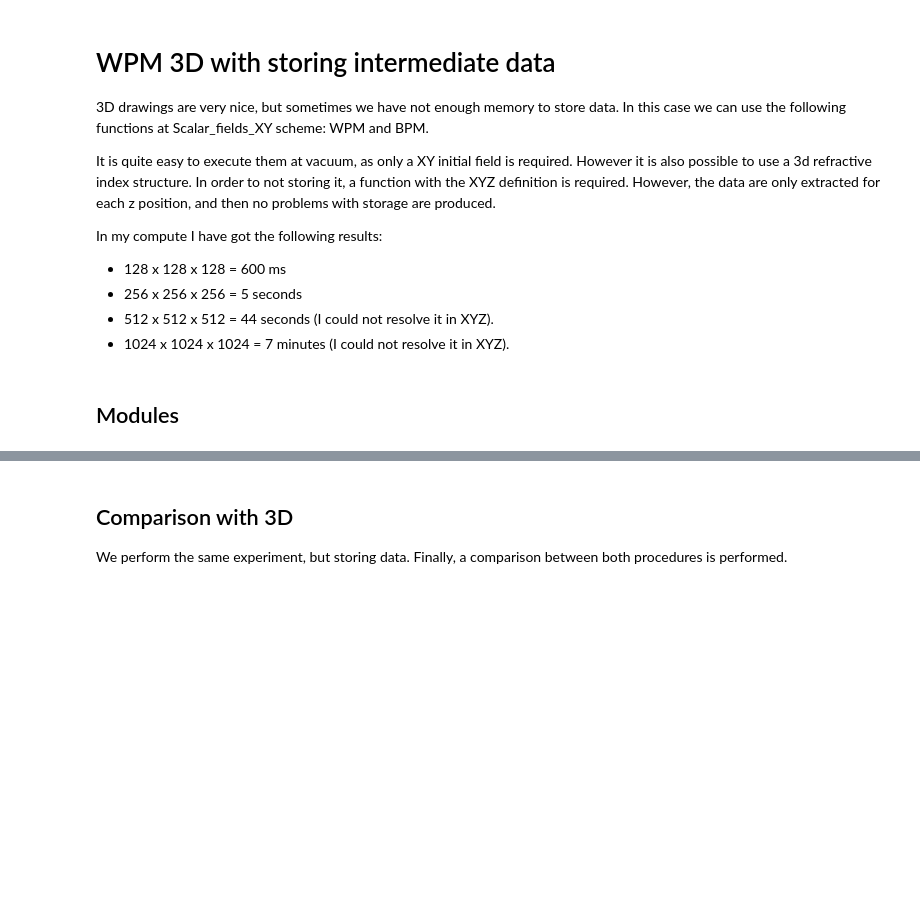
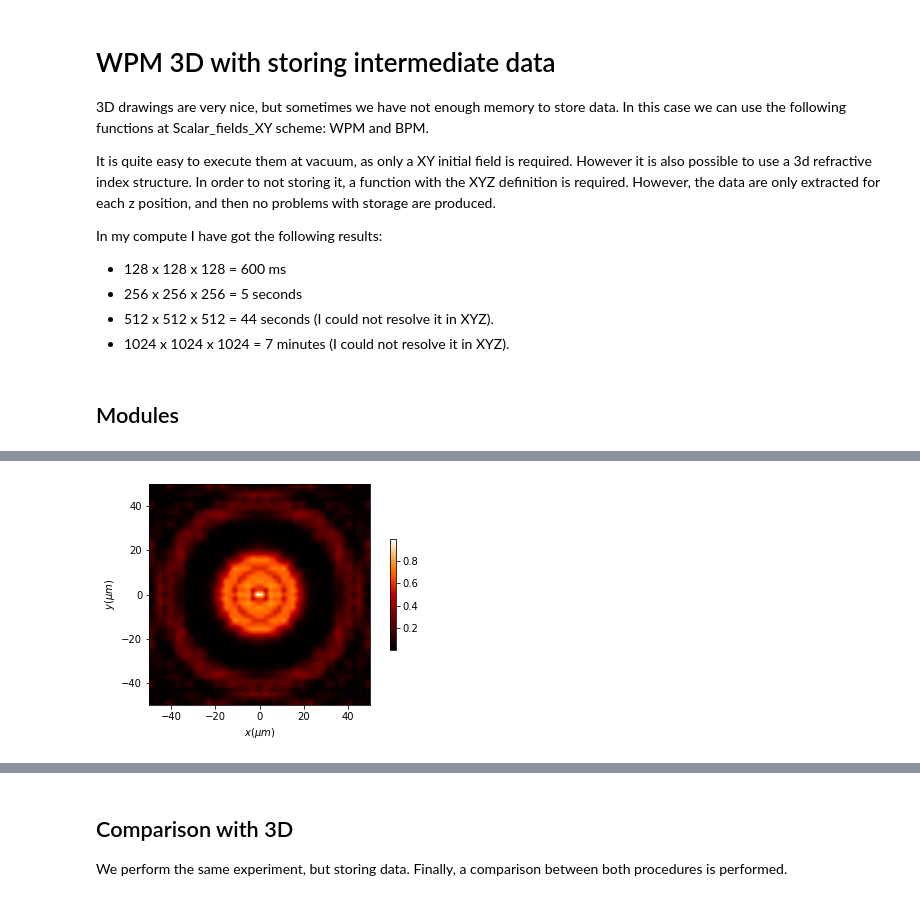
Before and after one commit to aocg-ucm/diffractio, a Jupyter notebook: docs/source/tutorial/scalar_XYZ/wpm_without_storing.ipynb, the cells around one changed output, grey strips where cells are left out. Cells and saved outputs as stored; diff of their text form; code cells hidden in the pictures; blank space fills up the shorter version.

```diff
--- a/docs/source/tutorial/scalar_XYZ/wpm_without_storing.ipynb
+++ b/docs/source/tutorial/scalar_XYZ/wpm_without_storing.ipynb
@@ -78,0 +84,4 @@ Wall time: 906 ms
+# %%
+u_out_roi2.draw_XY(z0=60, logarithm=True, has_colorbar='vertical')
+# %% [output]
+[figure, added]
```
Also changed, not shown: parts of 12 cells of this notebook, 31 other files.
